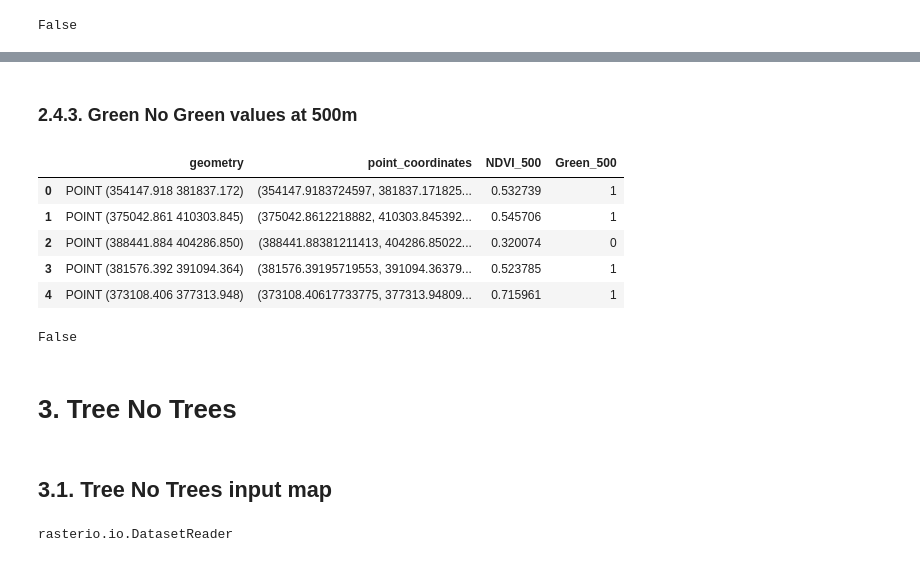
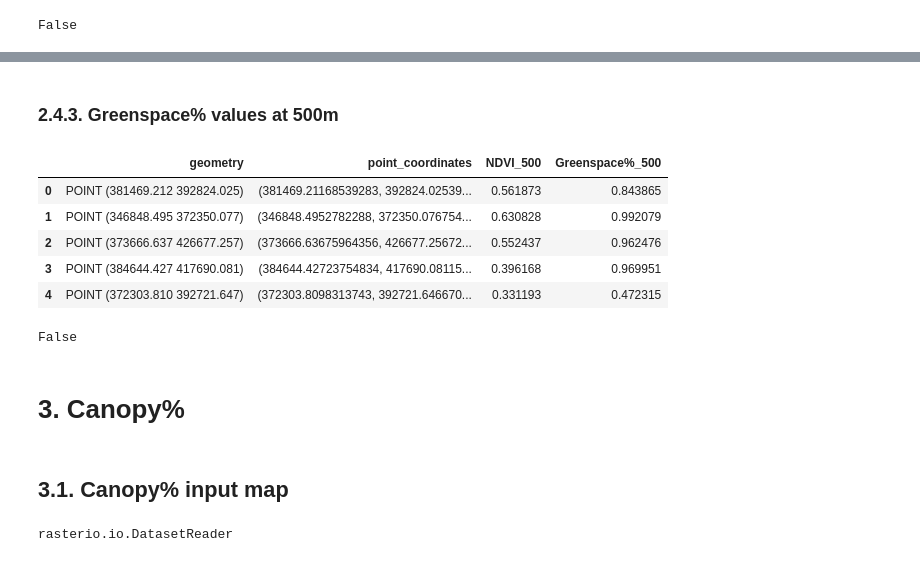
Before and after one commit to alexdelai/NDVI-dimist, a Jupyter notebook: script_greenspace_dataframe.ipynb, the cells around one changed output, grey strips where cells are left out. Saved outputs shown, nothing was run; the diff lists cells and outputs as text; code cells hidden in the pictures.

Commit message:
Added how to generate geodataframes at multiple scales

```diff
--- a/script_greenspace_dataframe.ipynb
+++ b/script_greenspace_dataframe.ipynb
@@ -613,2 +616,7 @@ gdf_300.head()
 # %% [markdown]
 ### 1.5.3. NDVI values at 500m
+# %%
+# read GeoJSON containing random points
+gdf_500 = gpd.read_file("thesis_project/output/sample_points_500.json")
+gdf_500.head()
+#type(gdf_500)
@@ -614,0 +630,11 @@ gdf_300.head()
+# %%
+# obtain point coordinates (x, y) from point geometry (x y) to later extract raster values
+point_coords = []
+for index, row in gdf_500.iterrows():
+     for pt in list(row['geometry'].coords):
+        point_coords.append(pt)
+#print(point_coords)
+
+# add point coordinates to geodataframe
+gdf_500['point_coordinates'] = point_coords
+gdf_500.head()
@@ -615,6 +648,6 @@ gdf_300.head()
 # %%
 # open the raster and store metadata
-src_500 = rasterio.open("thesis_project/output/ndvi_output_500.tif")
+src_500 = rasterio.open("thesis_project/output/ndvi_output_500_fft.tif")
 
 # sample the raster at every point location and store values in Geodataframe
 gdf_500['NDVI_500'] = [x[0] for x in src_500.sample(gdf_500.point_coordinates)]
@@ -906,19 +937,19 @@ gdf_300.to_file("thesis_project/output/greenspace_metrics_300.json", driver="Geo
 # %% [markdown]
-### 2.4.3. Green No Green values at 500m
+### 2.4.3. Greenspace% values at 500m
 # %%
 # open the raster and store metadata
-green_src_500 = rasterio.open("thesis_project/output/green_output_500.tif")
+green_src_500 = rasterio.open("thesis_project/output/greenspace_output_500_fft.tif")
 
 # sample the raster at every point location and store values in Geodataframe
-gdf_500['Green_500'] = [x[0] for x in green_src_500.sample(gdf_500.point_coordinates)]
+gdf_500['Greenspace%_500'] = [x[0] for x in green_src_500.sample(gdf_500.point_coordinates)]
 gdf_500.head()
 # %% [output]
-|  | geometry | point_coordinates | NDVI_500 | Green_500 |
-| 0 | POINT (354147.918 381837.172) | (354147.9183724597, 381837.171825... | 0.532739 | 1 |
-| 1 | POINT (375042.861 410303.845) | (375042.8612218882, 410303.845392... | 0.545706 | 1 |
-| 2 | POINT (388441.884 404286.850) | (388441.88381211413, 404286.85022... | 0.320074 | 0 |
-| 3 | POINT (381576.392 391094.364) | (381576.39195719553, 391094.36379... | 0.523785 | 1 |
-| 4 | POINT (373108.406 377313.948) | (373108.40617733775, 377313.94809... | 0.715961 | 1 |
+|  | geometry | point_coordinates | NDVI_500 | Greenspace%_500 |
+| 0 | POINT (381469.212 392824.025) | (381469.21168539283, 392824.02539... | 0.561873 | 0.843865 |
+| 1 | POINT (346848.495 372350.077) | (346848.4952782288, 372350.076754... | 0.630828 | 0.992079 |
+| 2 | POINT (373666.637 426677.257) | (373666.63675964356, 426677.25672... | 0.552437 | 0.962476 |
+| 3 | POINT (384644.427 417690.081) | (384644.42723754834, 417690.08115... | 0.396168 | 0.969951 |
+| 4 | POINT (372303.810 392721.647) | (372303.8098313743, 392721.646670... | 0.331193 | 0.472315 |
 # %%
 # check if null values in gdf
 gdf_500.isnull().values.any()
@@ -934,7 +958,7 @@ gdf_500.to_file("thesis_project/output/greenspace_metrics_500.json", driver="Geo
 # %% [markdown]
-# 3. Tree No Trees
+# 3. Canopy%
 # %% [markdown]
-## 3.1. Tree No Trees input map
+## 3.1. Canopy% input map
 # %%
 # data dir
 data_dir = r"thesis_project/data"
```
Also changed, not shown: parts of 143 cells of this notebook.
